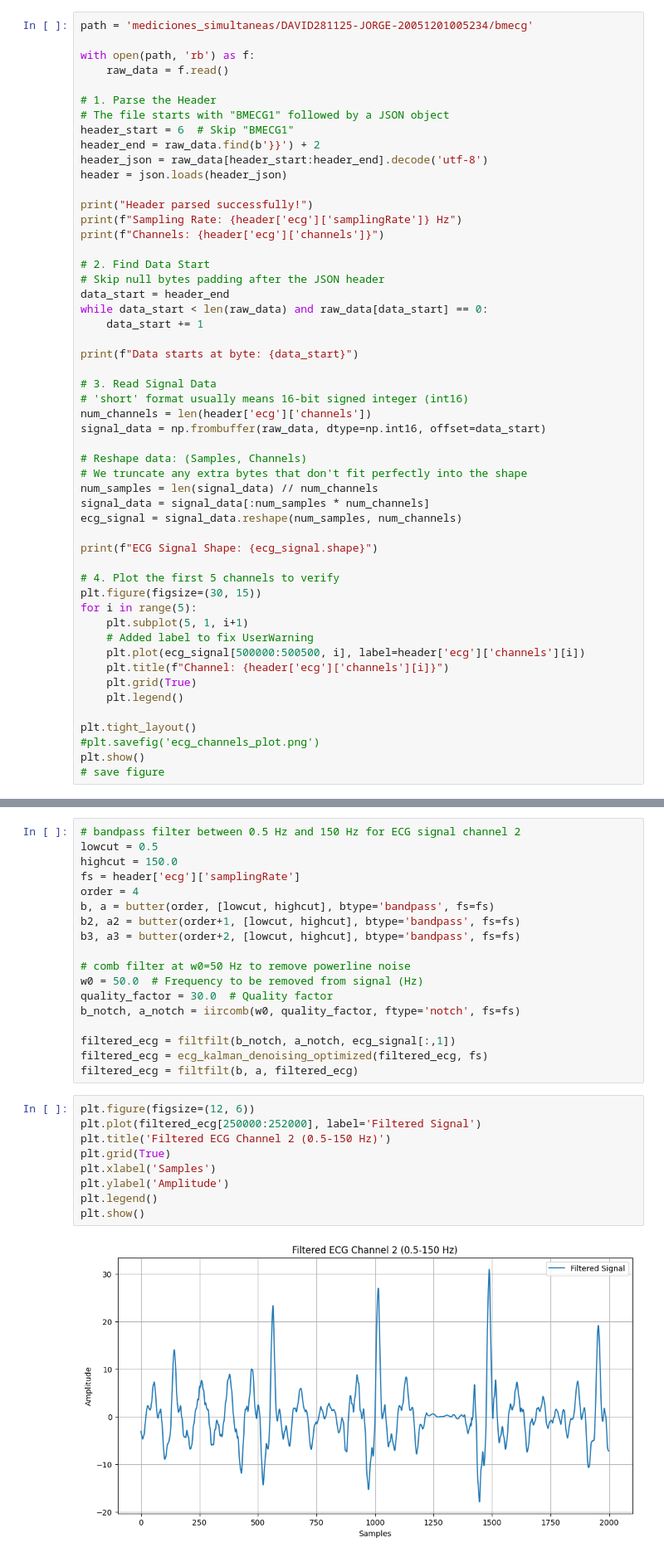
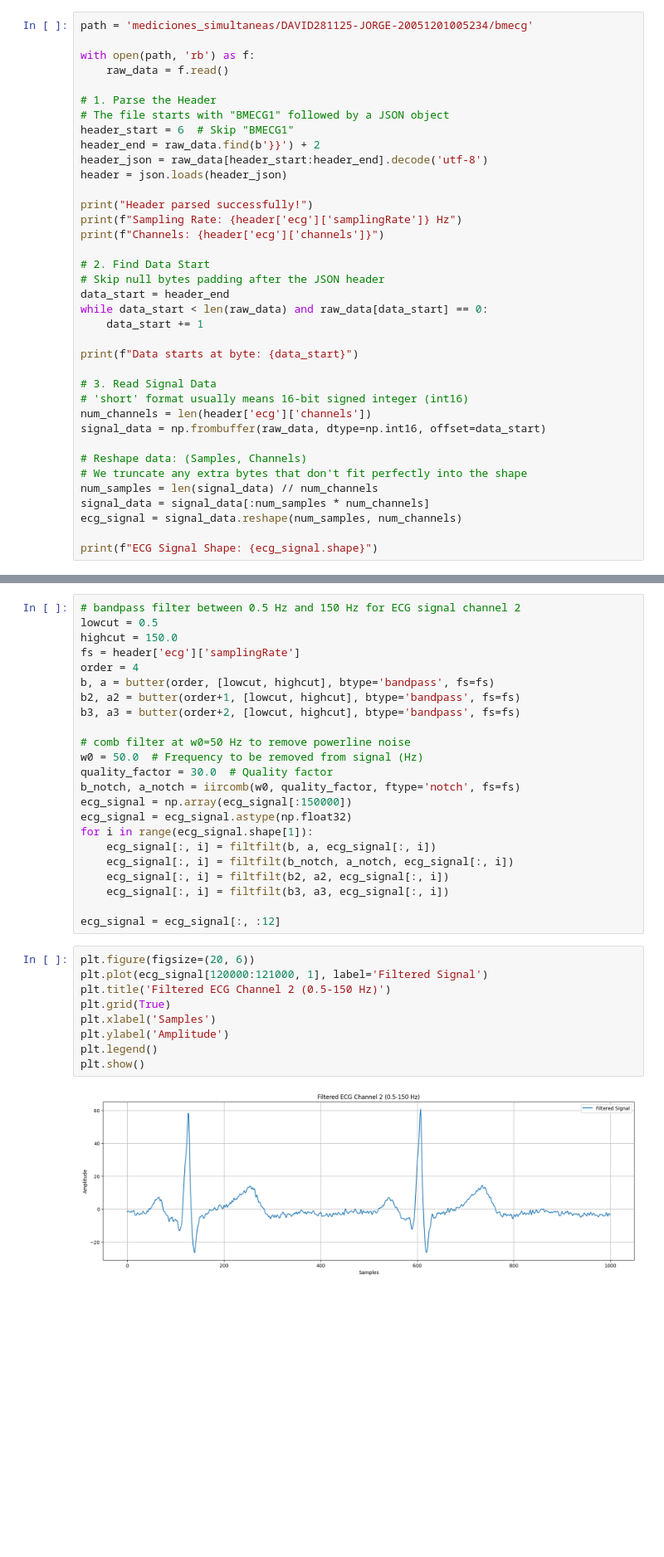
Before and after one commit to djorgeext/pcg-ecg-analysis, a Jupyter notebook: procesamiento_ecg_500Hz.ipynb, the cells around one changed output, grey strips where cells are left out. Shown: that part at 83% size. Saved outputs shown, nothing was run; the diff lists cells and outputs as text; blank space fills up the shorter version.

```diff
--- a/procesamiento_ecg_500Hz.ipynb
+++ b/procesamiento_ecg_500Hz.ipynb
@@ -234,21 +43,6 @@ signal_data = signal_data[:num_samples * num_channels]
 ecg_signal = signal_data.reshape(num_samples, num_channels)
 
 print(f"ECG Signal Shape: {ecg_signal.shape}")
-
-# 4. Plot the first 5 channels to verify
-plt.figure(figsize=(30, 15))
-for i in range(5):
-    plt.subplot(5, 1, i+1)
-    # Added label to fix UserWarning
-    plt.plot(ecg_signal[500000:500500, i], label=header['ecg']['channels'][i])
-    plt.title(f"Channel: {header['ecg']['channels'][i]}")
-    plt.grid(True)
-    plt.legend()
-
-plt.tight_layout()
-#plt.savefig('ecg_channels_plot.png')
-plt.show()
-# save figure
 # %% [output]
 Header parsed successfully!
 Sampling Rate: 500 Hz
@@ -286,19 +63,24 @@ b3, a3 = butter(order+2, [lowcut, highcut], btype='bandpass', fs=fs)
 w0 = 50.0  # Frequency to be removed from signal (Hz)
 quality_factor = 30.0  # Quality factor
 b_notch, a_notch = iircomb(w0, quality_factor, ftype='notch', fs=fs)
+ecg_signal = np.array(ecg_signal[:150000])
+ecg_signal = ecg_signal.astype(np.float32)
+for i in range(ecg_signal.shape[1]):
+    ecg_signal[:, i] = filtfilt(b, a, ecg_signal[:, i])
+    ecg_signal[:, i] = filtfilt(b_notch, a_notch, ecg_signal[:, i])
+    ecg_signal[:, i] = filtfilt(b2, a2, ecg_signal[:, i])
+    ecg_signal[:, i] = filtfilt(b3, a3, ecg_signal[:, i])
 
-filtered_ecg = filtfilt(b_notch, a_notch, ecg_signal[:,1])
-filtered_ecg = ecg_kalman_denoising_optimized(filtered_ecg, fs)
-filtered_ecg = filtfilt(b, a, filtered_ecg)
+ecg_signal = ecg_signal[:, :12]
 # %%
-plt.figure(figsize=(12, 6))
-plt.plot(filtered_ecg[250000:252000], label='Filtered Signal')
+plt.figure(figsize=(20, 6))
+plt.plot(ecg_signal[120000:121000, 1], label='Filtered Signal')
 plt.title('Filtered ECG Channel 2 (0.5-150 Hz)')
 plt.grid(True)
 plt.xlabel('Samples')
 plt.ylabel('Amplitude')
 plt.legend()
 plt.show()
 # %% [output]
-[figure, old version]
+[figure, new version]
 # %%
```
Also changed, not shown: parts of 10 cells of this notebook, 1 other file.
